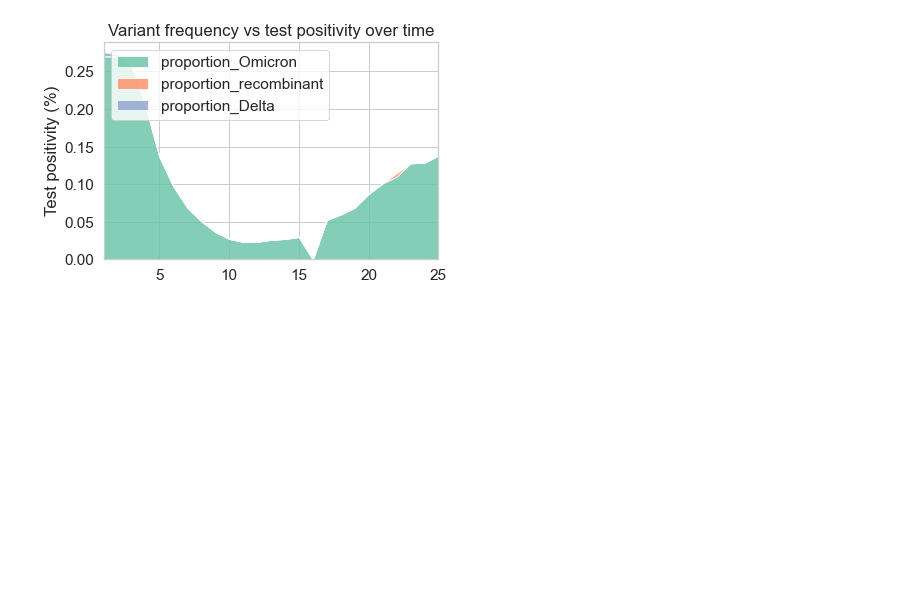
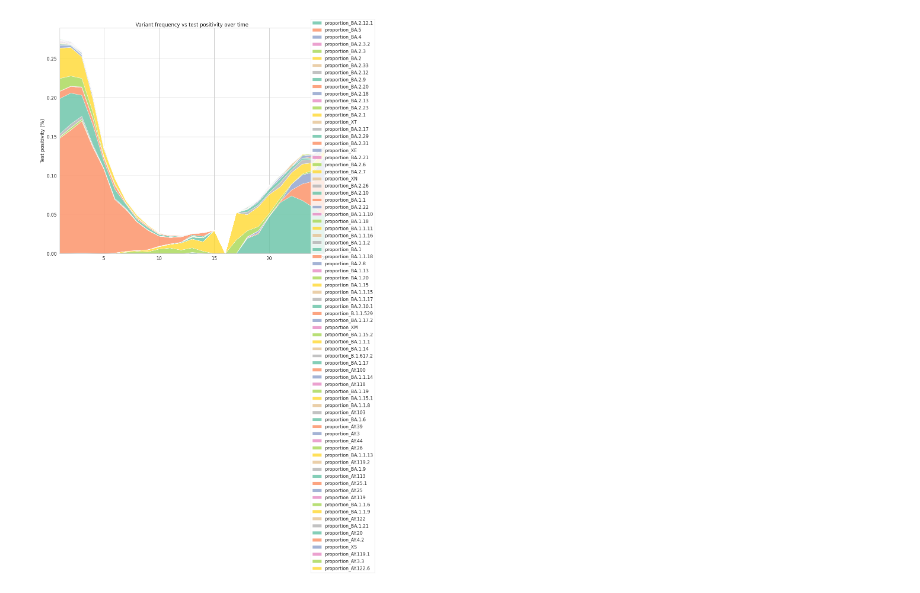
Before and after one commit to NCBI-Codeathons/beyond-phylogenies-team2, a Jupyter notebook: variant_freqs_vs_continuous_metrics.ipynb, the cells around one changed output. Saved outputs shown, nothing was run; the diff lists cells and outputs as text; code cells hidden in the pictures; blank space fills up the shorter version.

Commit message:
new data source referenced, bigger graph, iloc for variable df dimensions

```diff
--- a/variant_freqs_vs_continuous_metrics.ipynb
+++ b/variant_freqs_vs_continuous_metrics.ipynb
@@ -7,8 +7,8 @@ import seaborn as sns
 
 sns.set(style='whitegrid', font_scale=1.4, palette='Set2')
 # %%
-variants_df = pd.read_csv('data/transformed_clades.csv',header=0)
-variants_df['total_sequences'] = variants_df.iloc[:,[1,2,3]].sum(axis=1)
+variants_df = pd.read_csv('data/transformed_lineages.csv',header=0)
+variants_df['total_sequences'] = variants_df.iloc[:,1:-1].sum(axis=1)
 for col in list(variants_df):
     if col != 'week' and col != 'total_sequences':
         col_name = 'proportion_' + col
@@ -40,15 +46,16 @@ for col in list(positive_variant_frac_df):
     if 'proportion' in col:
         variants_dict[col] = positive_variant_frac_df[col].tolist()
 # %%
-fig, ax = plt.subplots(figsize=(6,4))
+fig, ax = plt.subplots(figsize=(16,14))
 ## feed in binned dates (weekly) in place of 'year'
 ax.stackplot(week, variants_dict.values(),
              labels=variants_dict.keys(), alpha=0.8)
-ax.legend(loc='upper left')
+#ax.legend(loc='lower left')
+ax.legend(bbox_to_anchor=(1.2, 1.05))
 ax.set_title('Variant frequency vs test positivity over time')
 ax.set_ylabel('Test positivity (%)')
 
 ax.set_xlim(1, 25)
 plt.show()
 # %% [output]
-[figure, old version]
+[figure, new version]
```
Also changed, not shown: parts of 1 cell of this notebook.
